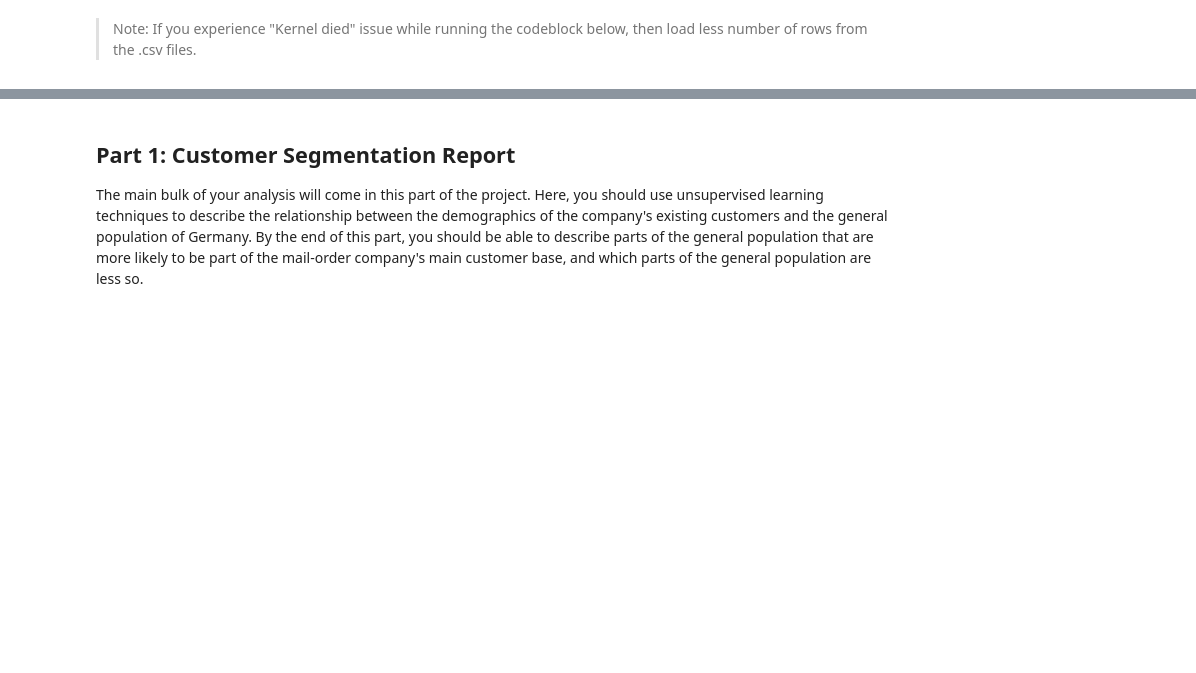
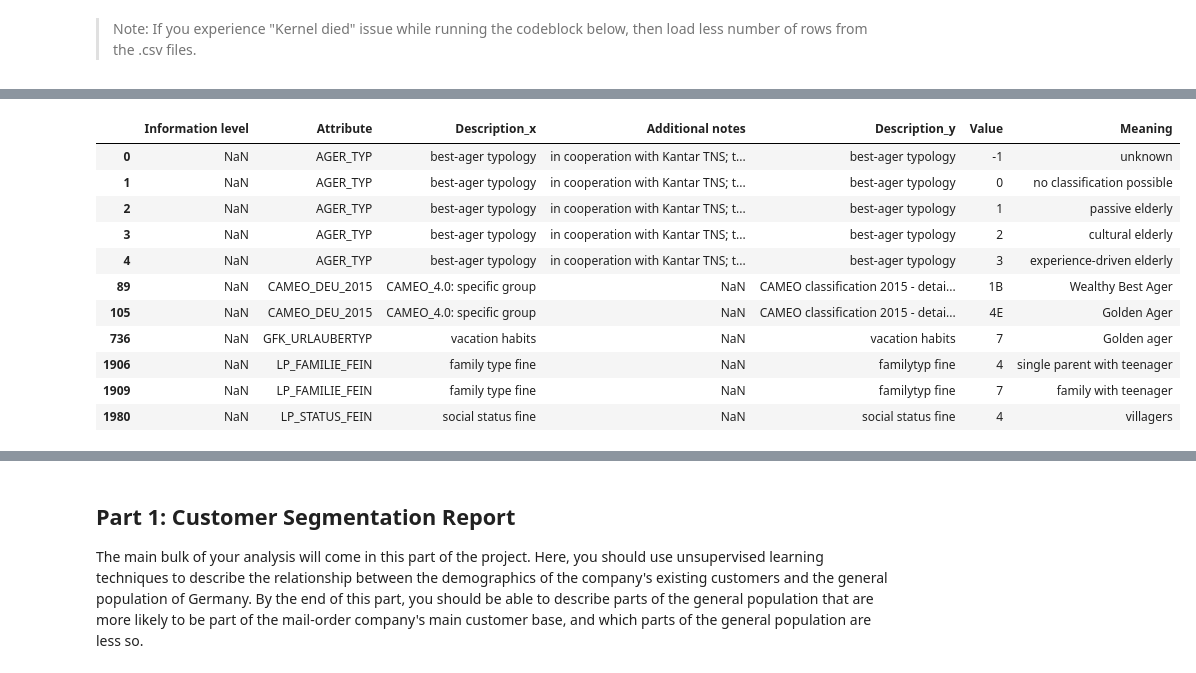
Before and after one commit to mohanadelemary/bertelsmann-arvato-customer-segmentation, a Jupyter notebook: Arvato Project Workbook.ipynb, the cells around one changed output, grey strips where cells are left out. Cells and saved outputs as stored; diff of their text form; code cells hidden in the pictures; blank space fills up the shorter version.

```diff
--- a/Arvato Project Workbook.ipynb
+++ b/Arvato Project Workbook.ipynb
@@ -119,0 +253,37 @@ customers = pd.read_csv('data/Udacity_CUSTOMERS_052018.csv', sep=';')
+# %%
+def fetch_contains(search_string, df=attributes, ):
+
+    """
+    PURPOSE:
+    - Provide a quick way to query and understand any attribute that we'll be working with in the population and customer data
+
+    INPUT:
+    - Search_string: String of characters to look for in all cells of a dataframe
+    - df: specifies the dataframe to query, by default it is the attributes dataframe
+
+    OUTPUT:
+    - dataframe containing all rows where the string queried was found
+
+    """
+    # Create a mask that checks for substring containment
+    mask = df.apply(lambda row: row.astype(str).str.contains(search_string, case=False, na=False).any(), axis=1)
+
+    # Use the mask with query
+    result = attributes[mask]
+
+    return result
+# %%
+fetch_contains('ager')
+# %% [output]
+|  | Information level | Attribute | Description_x | Additional notes | Description_y | Value | Meaning |
+| 0 | NaN | AGER_TYP | best-ager typology | in cooperation with Kantar TNS; t... | best-ager typology | -1 | unknown |
+| 1 | NaN | AGER_TYP | best-ager typology | in cooperation with Kantar TNS; t... | best-ager typology | 0 | no classification possible |
+| 2 | NaN | AGER_TYP | best-ager typology | in cooperation with Kantar TNS; t... | best-ager typology | 1 | passive elderly |
+| 3 | NaN | AGER_TYP | best-ager typology | in cooperation with Kantar TNS; t... | best-ager typology | 2 | cultural elderly |
+| 4 | NaN | AGER_TYP | best-ager typology | in cooperation with Kantar TNS; t... | best-ager typology | 3 | experience-driven elderly |
+| 89 | NaN | CAMEO_DEU_2015 | CAMEO_4.0: specific group | NaN | CAMEO classification 2015 - detai... | 1B | Wealthy Best Ager |
+| 105 | NaN | CAMEO_DEU_2015 | CAMEO_4.0: specific group | NaN | CAMEO classification 2015 - detai... | 4E | Golden Ager |
+| 736 | NaN | GFK_URLAUBERTYP | vacation habits | NaN | vacation habits | 7 | Golden ager |
+| 1906 | NaN | LP_FAMILIE_FEIN | family type fine | NaN | familytyp fine | 4 | single parent with teenager |
+| 1909 | NaN | LP_FAMILIE_FEIN | family type fine | NaN | familytyp fine | 7 | family with teenager |
+| 1980 | NaN | LP_STATUS_FEIN | social status fine | NaN | social status fine | 4 | villagers |
```
Also changed, not shown: parts of 36 cells of this notebook.
